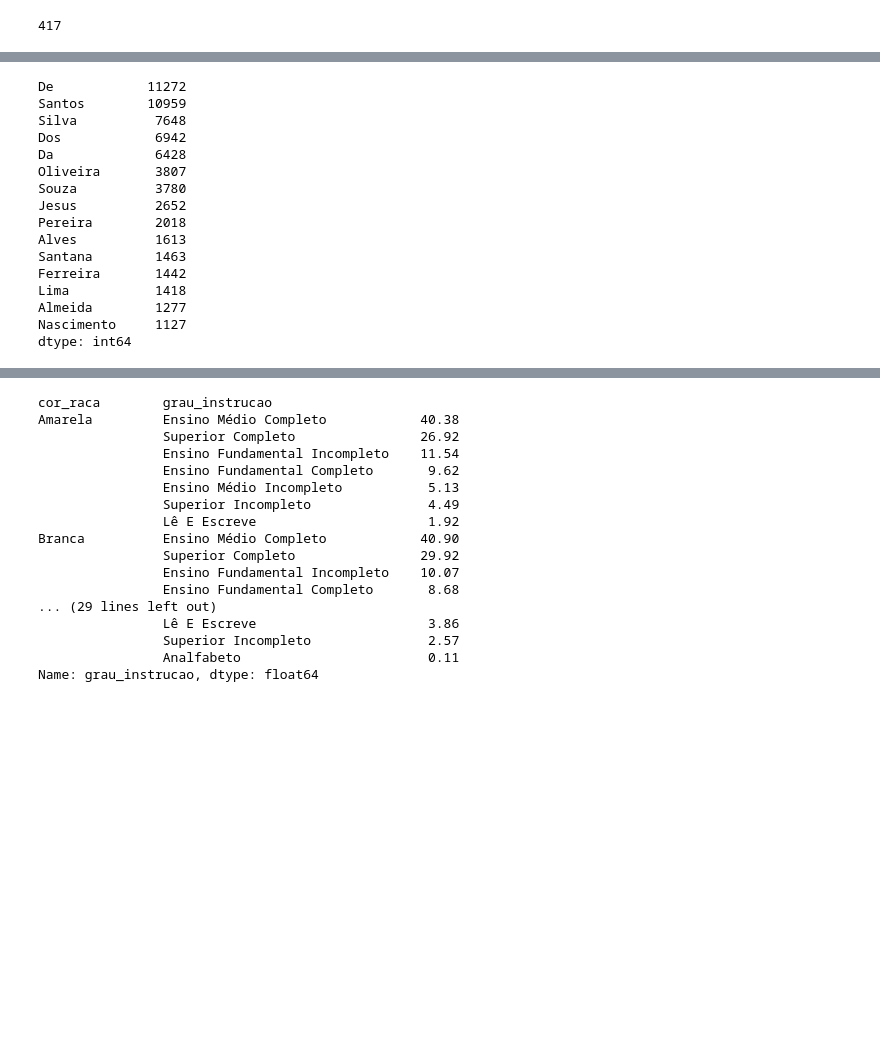
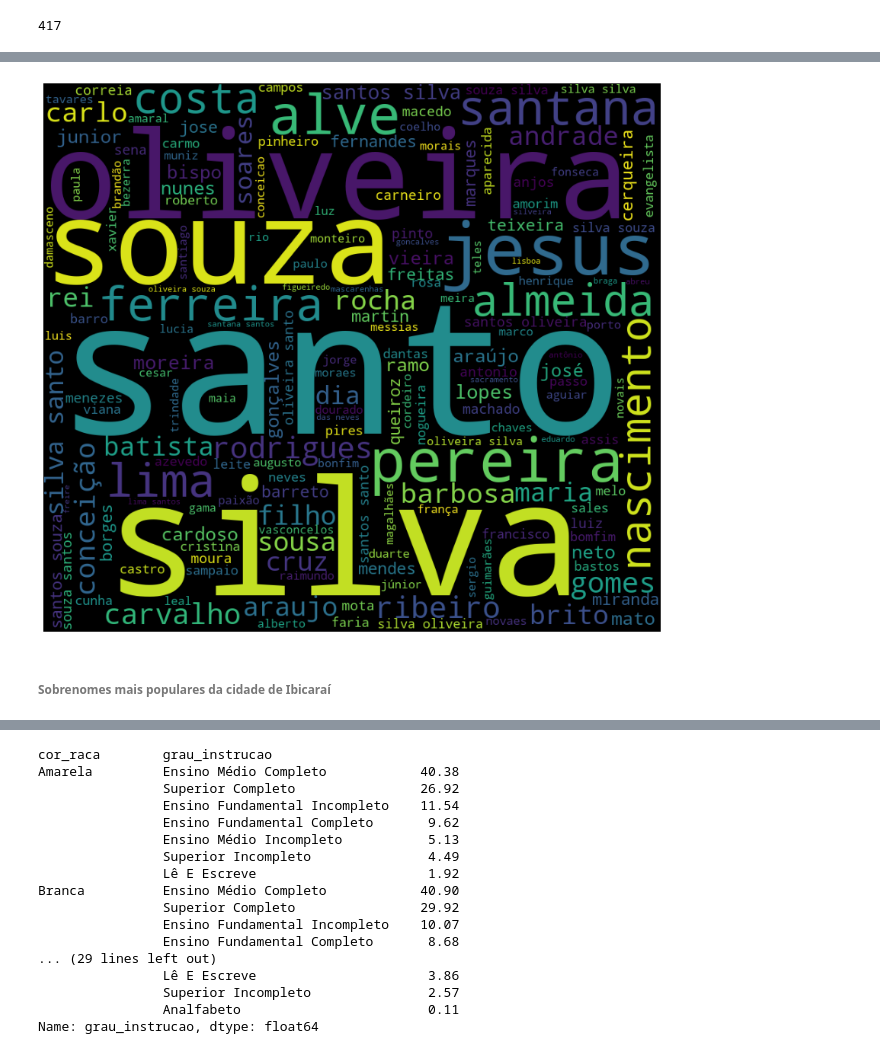
Before and after one commit to KPxto/candidatos_ibicarai2020, a Jupyter notebook: raiox_politica_ibicarai.ipynb, the cells around one changed output, grey strips where cells are left out. Cells and saved outputs as stored; diff of their text form; code cells hidden in the pictures; blank space fills up the shorter version.

```diff
--- a/raiox_politica_ibicarai.ipynb
+++ b/raiox_politica_ibicarai.ipynb
@@ -113,0 +130,3 @@ Dados prontos para análise..;)
+# %%
+dados_ibicarai = dados[dados['cidade'] == 'Ibicaraí']
+dados_bahia = dados[dados['cidade'] != 'Ibicaraí']
@@ -119,0 +149,21 @@ dados['cidade'].nunique()
+# %%
+def word_cloud(lista, stopwords):
+    cloud = ''
+    for i in lista:
+        i = str(i)
+        sep = i.split()
+        for x in range(len(sep)):
+            sep[x] = sep[x].lower()
+            cloud += " ".join(sep)+" "
+
+    final_wordcloud = WordCloud(width = 900, height = 800,
+                background_color ='black',
+                stopwords = stopwords,
+                min_font_size = 10).generate(cloud)
+
+    plt.figure(figsize = (12, 10), facecolor = None)
+    plt.imshow(final_wordcloud)
+    plt.axis("off")
+    plt.tight_layout(pad = 0)
+
+    plt.show()
@@ -119,0 +172,6 @@ dados['cidade'].nunique()
+# %%
+# vamos extrair o sobrenome de cada candidato e colocar todos eles numa lista unica
+lista_nome1 = []
+for nome1 in dados_bahia['nome'].values:
+    x = nome1.split()[1:]
+    lista_nome1.extend(x)
@@ -120 +200,8 @@ dados['cidade'].nunique()
+# %%
+palavras_fora1 = ['De', 'Dos', 'Da', 'Do']
+word_cloud(lista_nome1, palavras_fora1)
+# %% [output]
+[figure, added]
+# %% [markdown]
+###### Sobrenomes mais populares da cidade de Ibicaraí
 # %%
@@ -125,21 +212 @@ for nome in dados['nome'].values:
-# %%
-s_sobrenomes = pd.Series(collections.Counter(lista_nome))
-s_sobrenomes.nlargest(15)
-# %% [output]
-De            11272
-Santos        10959
-Silva          7648
-Dos            6942
-Da             6428
-Oliveira       3807
-Souza          3780
-Jesus          2652
-Pereira        2018
-Alves          1613
-Santana        1463
-Ferreira       1442
-Lima           1418
-Almeida        1277
-Nascimento     1127
-dtype: int64
 # %%
```
Also changed, not shown: parts of 36 cells of this notebook.
